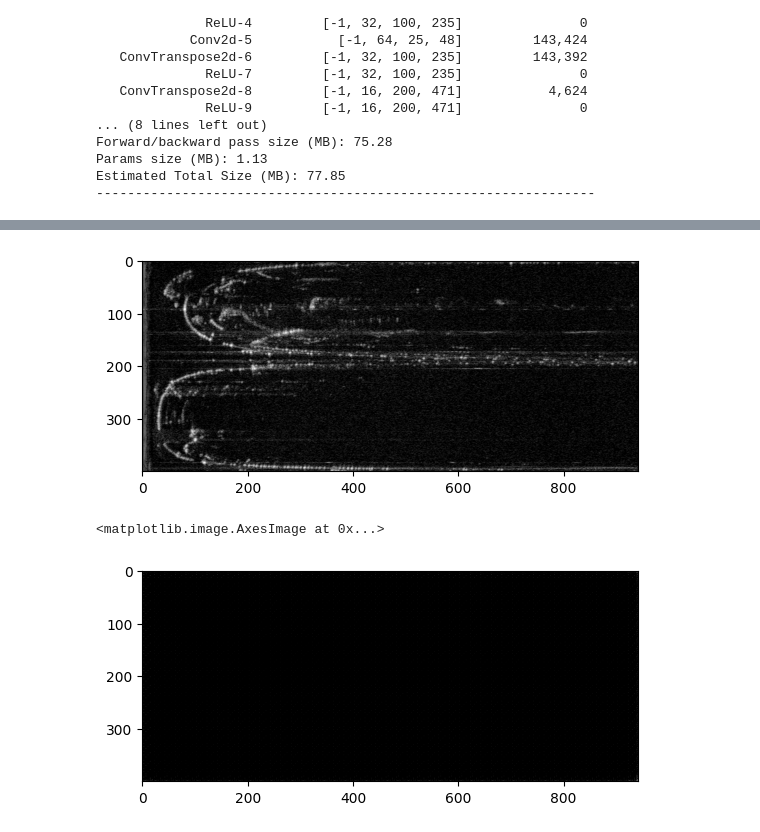
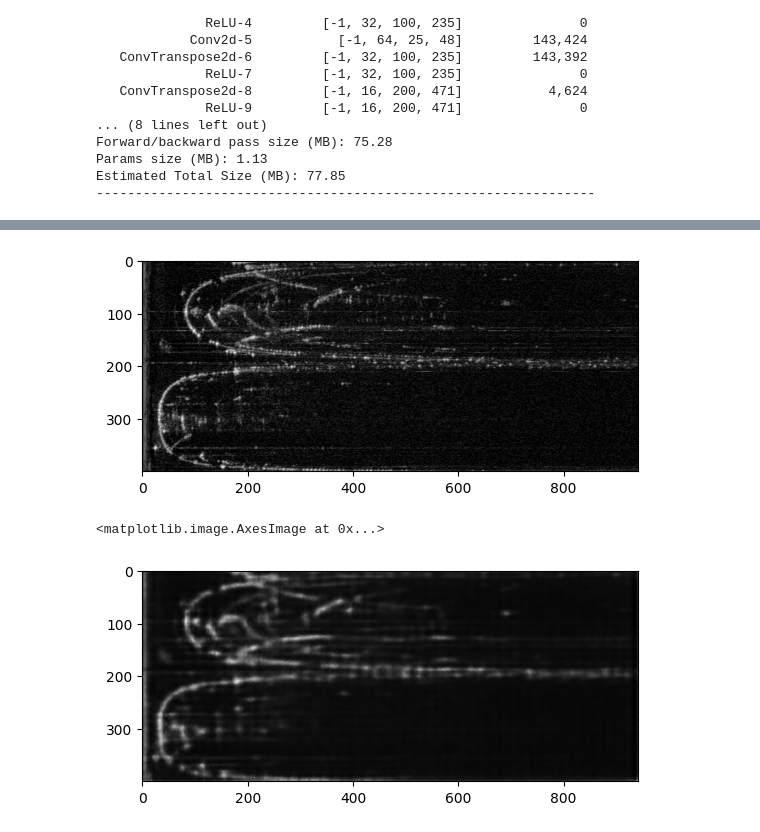
Before and after one commit to fraser148/FMCW-radar-analysis, a Jupyter notebook: radar_convolutional_autoencoder.ipynb, the cells around one changed output, grey strips where cells are left out. Drawn from its saved outputs; the diff is of its cells as text; code cells hidden in the pictures.

Commit message:
Greater epoch - better result (100)

```diff
--- a/radar_convolutional_autoencoder.ipynb
+++ b/radar_convolutional_autoencoder.ipynb
@@ -94,7 +94,7 @@ Params size (MB): 1.13
 Estimated Total Size (MB): 77.85
 ----------------------------------------------------------------
 # %%
-num_epochs = 10
+num_epochs = 100
 outputs = []
 for epoch in range (num_epochs):
   for (img) in data_loader:
@@ -141,8 +144,8 @@ for k in range(0, num_epochs, 4):
 # %%
-plt.imshow(outputs[9][1][0][0].detach().numpy())
+plt.imshow(outputs[-1][1][0][0].detach().numpy())
 plt.show()
-plt.imshow(outputs[9][2][0][0].detach().numpy())
+plt.imshow(outputs[-1][2][0][0].detach().numpy())
 # %% [output]
-[figure, old version]
+[figure, new version]
 <matplotlib.image.AxesImage at 0x...>
-[figure, old version]
+[figure, new version]
```
Also changed, not shown: parts of 2 cells of this notebook.
